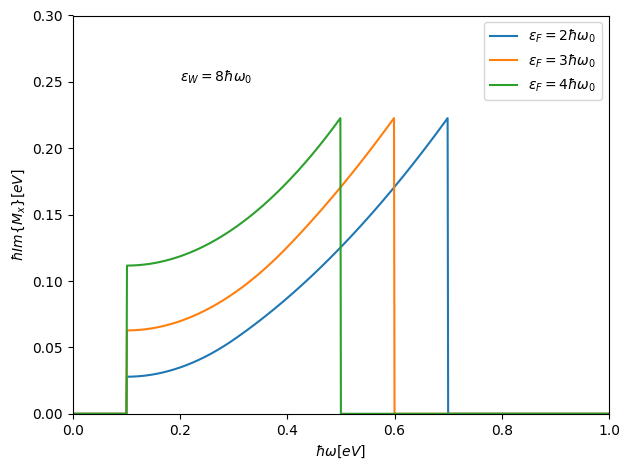
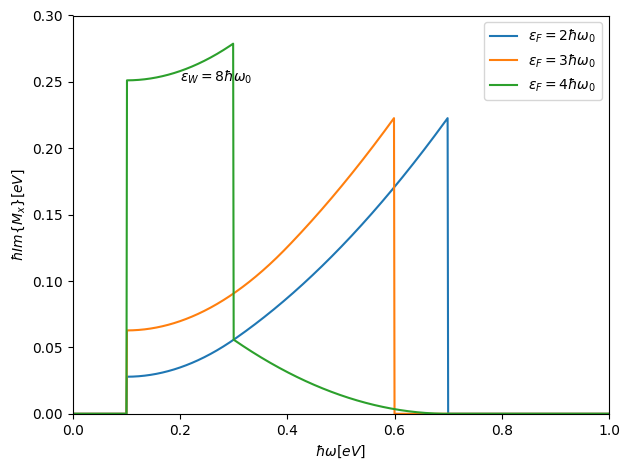
The change to this notebook cell's code, shown as a diff; its figure went from the first image to the second:
--- before
+++ after
@@ -2,5 +2,5 @@
 values_1 = list(mem_fn_imag_anal(ws_0, 0.8, u=hbar_w_op*2).to("cpu"))
 values_2 = list(mem_fn_imag_anal(ws_0, 0.8, u=hbar_w_op*3).to("cpu"))
-values_3 = list(mem_fn_imag_anal(ws_0, 0.8, u=hbar_w_op*4).to("cpu"))
+values_3 = list(mem_fn_imag_anal(ws_0, 0.8, u=hbar_w_op*6).to("cpu"))
 ax.plot(ws_0, values_1, label= r"$\varepsilon _F=2\hbar \omega_0$")
 ax.plot(ws_0, values_2, label= r"$\varepsilon _F=3\hbar \omega_0$")
@@ -9,2 +9,3 @@
 ax.legend(loc="best")
 fig.tight_layout()
+fig.savefig("imag_ef.png", dpi=1200)

Commit: finishing touches for conf